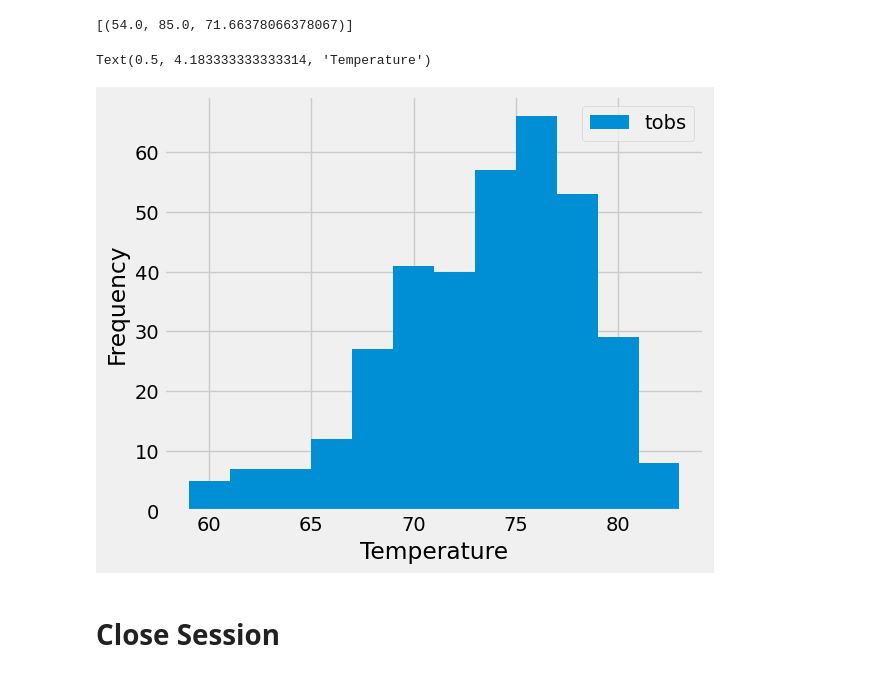
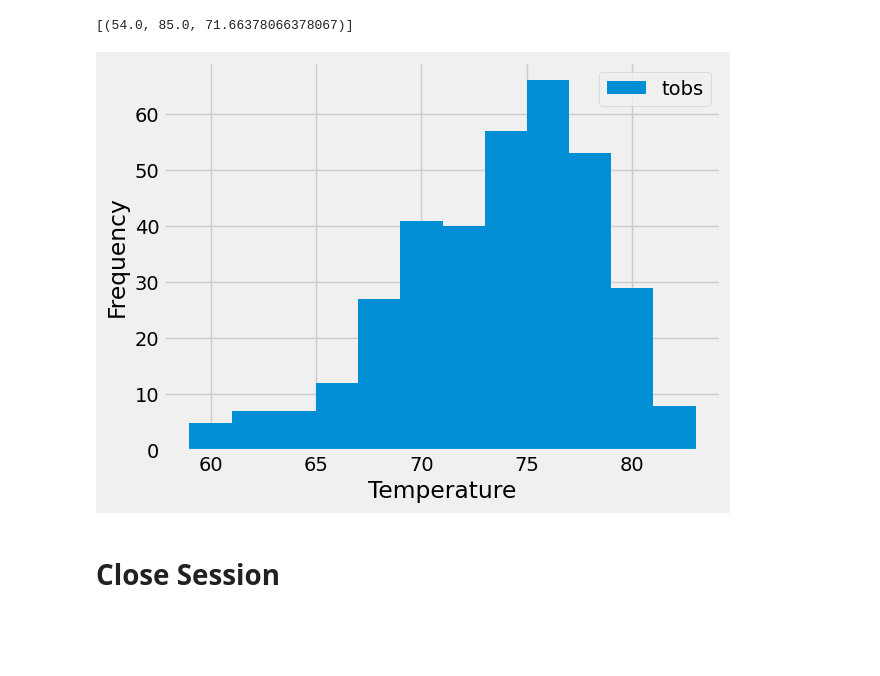
Before and after one commit to mdg1317/sqlalchemy-challenge, a Jupyter notebook: SurfsUp/climate_starter.ipynb, the cells around one changed output. Cells and saved outputs as stored; diff of their text form; code cells hidden in the pictures; blank space fills up the shorter version.

Commit message:
Finished "Exploratory Station Analysis"

```diff
--- a/SurfsUp/climate_starter.ipynb
+++ b/SurfsUp/climate_starter.ipynb
@@ -108,6 +131,10 @@ prcp_summary_df
 # %%
 # Design a query to find the most active stations (i.e. which stations have the most rows?)
 # List the stations and their counts in descending order.
+active_stations = session.query(Measurement.station, func.count(Measurement.station))\
+    .group_by(Measurement.station)\
+    .order_by(func.count(Measurement.station).desc()).all()
+active_stations
 # %% [output]
 [('USC00519281', 2772),
  ('USC00519397', 2724),
@@ -125,9 +155,14 @@ prcp_summary_df
 # %%
 # Using the most active station id
 # Query the last 12 months of temperature observation data for this station and plot the results as a histogram
+temp_query = session.query(Measurement.tobs)\
+    .filter(Measurement.station == active_stations[0][0])\
+    .filter(Measurement.date >= starting_date).all()
+
+temp_df = pd.DataFrame(data=temp_query)
+temp_df.plot(kind="hist", xlabel="Temperature", bins=12);
 # %% [output]
-Text(0.5, 4.183333333333314, 'Temperature')
-[figure, old version]
+[figure, new version]
 # %% [markdown]
 # Close Session
 # %%
```
Also changed, not shown: parts of 3 cells of this notebook.
